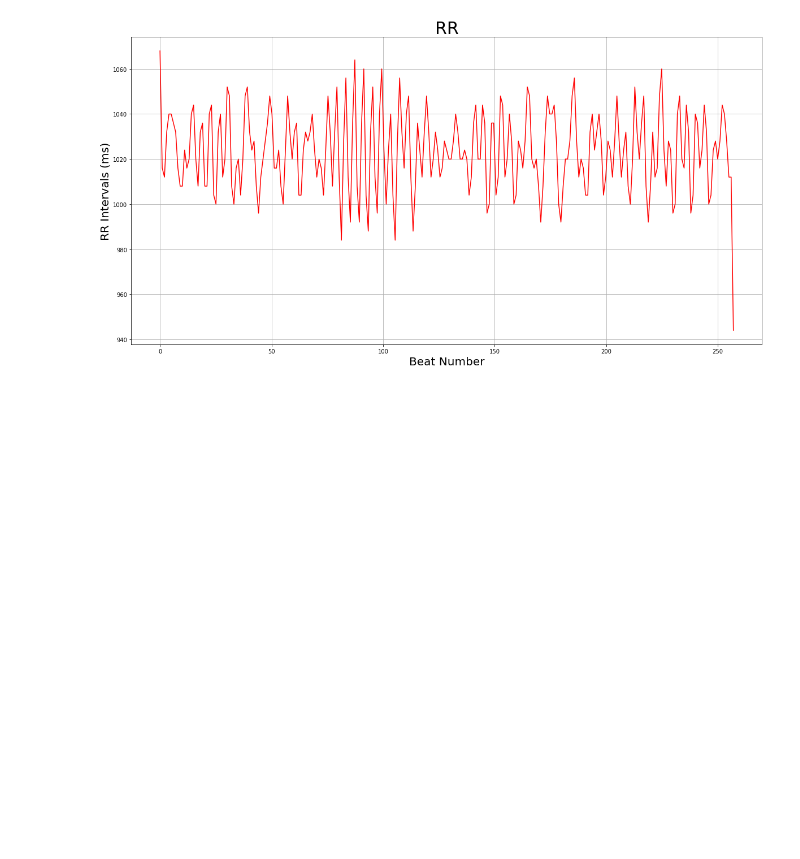
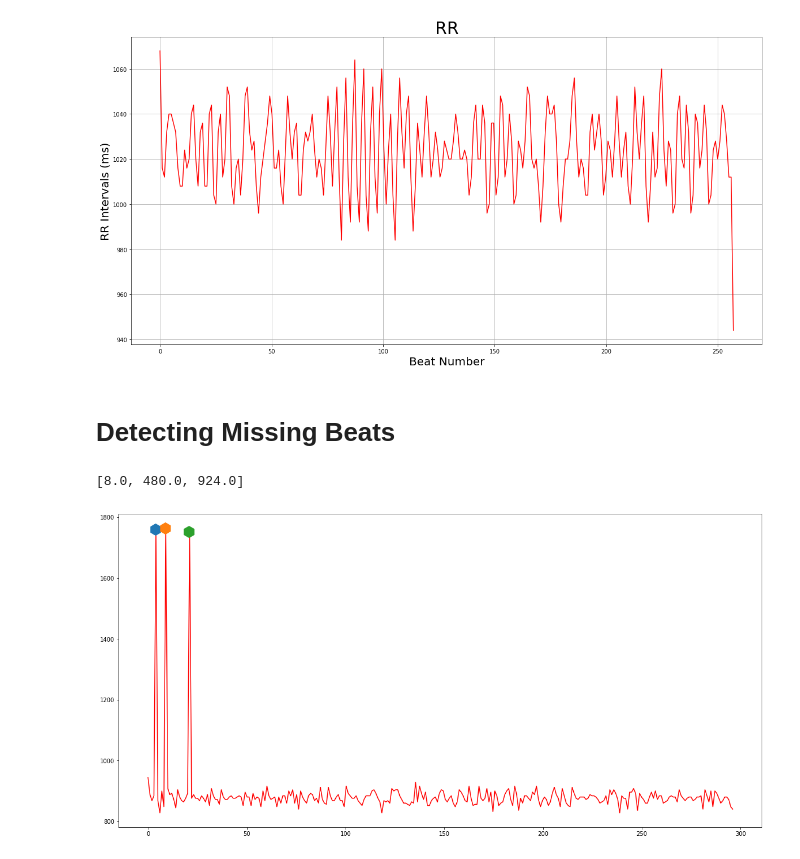
Before and after one commit to karifsn/Biomedical-Engineering, a Jupyter notebook: Assignment#1.ipynb, the cells around one changed output. Saved outputs shown, nothing was run; the diff lists cells and outputs as text; code cells hidden in the pictures; blank space fills up the shorter version.

```diff
--- a/Assignment#1.ipynb
+++ b/Assignment#1.ipynb
@@ -108,7 +117,7 @@ def R_timestamps(time_axis, R_index):
         R_timestamps.append(time_axis[index])
     return R_timestamps
 # %%
-def electrocardiogram(signals, window_size):
+def ECG_plotting_analysis(signals, window_size):
 
     differentiated_signals = derivatise(signals)
     squared_signals = square(differentiated_signals)
@@ -153,9 +196,9 @@ ax[1].title.set_text('After Noise Filtering')
 filtered_signals = filter_noise(signals, low_cut_frequncy,
                  high_cut_frequncy, sample_rate, frequency_to_remove)
 
-R5_peaks, smooth_filtered_5,_ = electrocardiogram(filtered_signals,5)
-R15_peaks, smooth_filtered_15,_= electrocardiogram(filtered_signals,15)
-R25_peaks, smooth_filtered_25, R25_indices= electrocardiogram(filtered_signals,25)
+R5_peaks, smooth_filtered_5,_ = ECG_plotting_analysis(filtered_signals,5)
+R15_peaks, smooth_filtered_15,_= ECG_plotting_analysis(filtered_signals,15)
+R25_peaks, smooth_filtered_25, R25_indices= ECG_plotting_analysis(filtered_signals,25)
 # %%
 RR_figure, RR_ax = plt.subplots(figsize=(20, 10))
 time = time_axis[0:2000]
@@ -199,7 +242,7 @@ for i, v in enumerate(smooth_filtered_25):
 ## ECG Signals With Different WIndow Sizes, Without Noise Filtering
 # %%
 noisy_N25 = signals[0:2000]
-R_peaks_with_noise, noisy_samples_N25,_ = electrocardiogram(signals, 25)
+R_peaks_with_noise, noisy_samples_N25,_ = ECG_plotting_analysis(signals, 25)
 noisy_samples_N25= noisy_samples_N25[0:2000]
 
 figure, ax = plt.subplots(figsize=(20, 10))
@@ -239,3 +271,38 @@ RR_interval_ax.set_xlabel('Beat Number', fontsize= 20)
 RR_interval_ax.grid()
 # %% [output]
 [figure]
+# %% [markdown]
+# Detecting Missing Beats
+# %%
+noise_free_signals = filter_noise(missing_beats_signals, low_cut_frequncy,
+                high_cut_frequncy, sample_rate, frequency_to_remove)
+RR_intervals, timestamps = ECG(noise_free_signals, window_size_25)
+RR_interval_average = np.mean(RR_intervals)
+
+RR_interval_peaks = find_peaks(RR_intervals,height=RR_interval_average*1.5)[0]
+RR_interval_values = R_peaks(RR_intervals, RR_interval_peaks)
+
+missing_beats_timestamps = []
+
+
+for RR_index in range(0, len(RR_interval_peaks)):
+    missing_beat_timestamp = timestamps[RR_index]
+    +timestamps[RR_index+1]
+
+    missing_beat_timestamp/=2
+
+    missing_beats_timestamps.append(missing_beat_timestamp)
+# %%
+print(missing_beats_timestamps)
+np.savetxt('MissingBeats', missing_beats_timestamps)
+# %% [output]
+[8.0, 480.0, 924.0]
+# %%
+figure, interval_ax = plt.subplots(figsize=(20, 10))
+beat_number = np.linspace(0, len(RR_intervals), len(RR_intervals))
+interval_ax.plot(beat_number,RR_intervals, color='red')
+for i, v in enumerate(RR_intervals):
+        if v in rr:
+            plt.plot(beat_number[i]-0.4, v+0.01,  marker='h', markersize=20)
+# %% [output]
+[figure, added]
```
Also changed, not shown: parts of 8 cells of this notebook.
